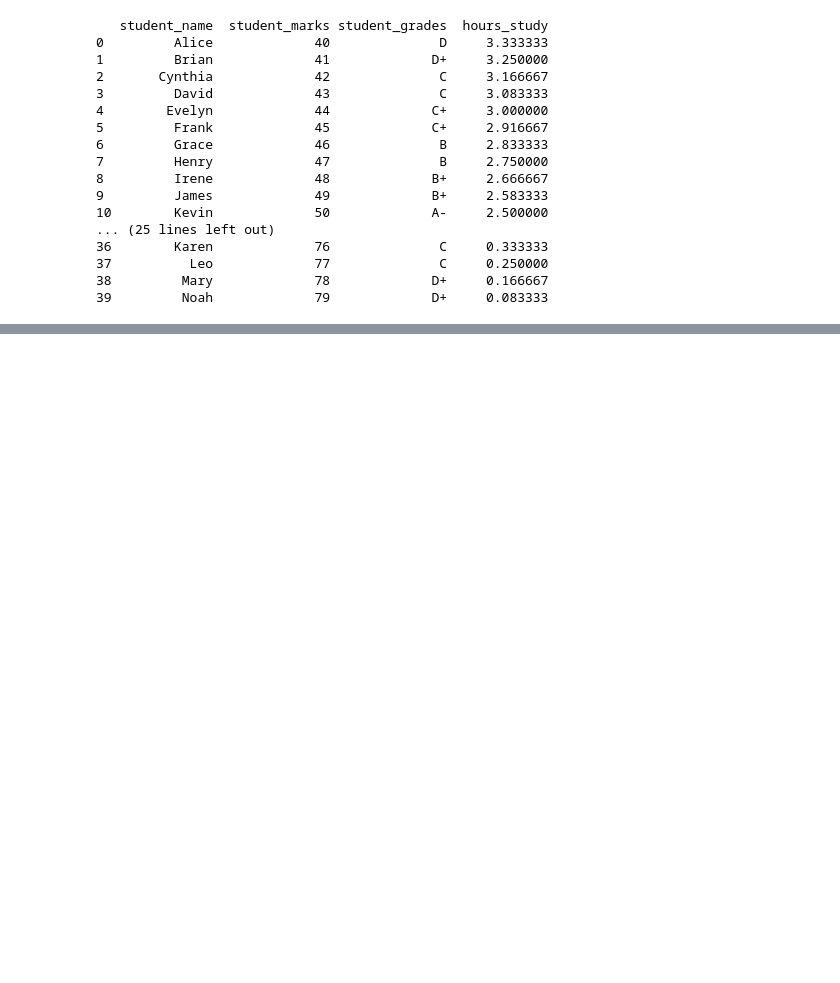
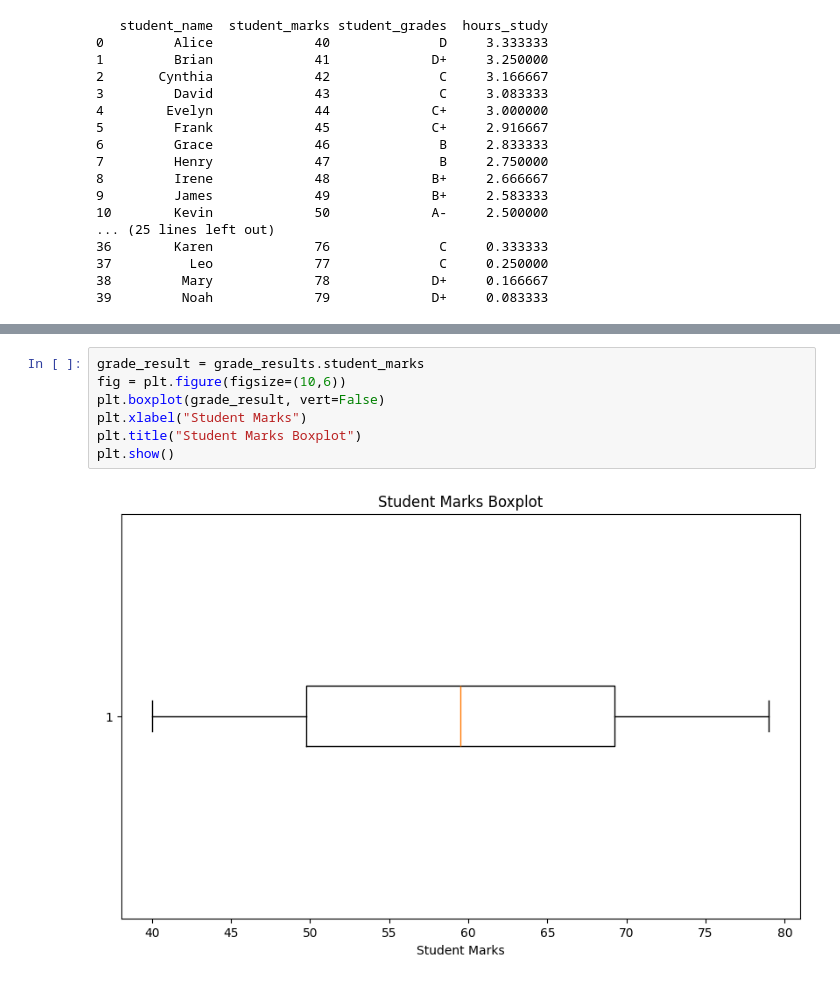
Before and after one commit to gathonimburu5/jupyter_notebook, a Jupyter notebook: second_notebook.ipynb, the cells around one changed output, grey strips where cells are left out. Drawn from its saved outputs; the diff is of its cells as text; blank space fills up the shorter version.

```diff
--- a/second_notebook.ipynb
+++ b/second_notebook.ipynb
@@ -88,0 +203,9 @@ print(grade_results)
+# %%
+grade_result = grade_results.student_marks
+fig = plt.figure(figsize=(10,6))
+plt.boxplot(grade_result, vert=False)
+plt.xlabel("Student Marks")
+plt.title("Student Marks Boxplot")
+plt.show()
+# %% [output]
+[figure, added]
```
Also changed, not shown: parts of 8 cells of this notebook.
